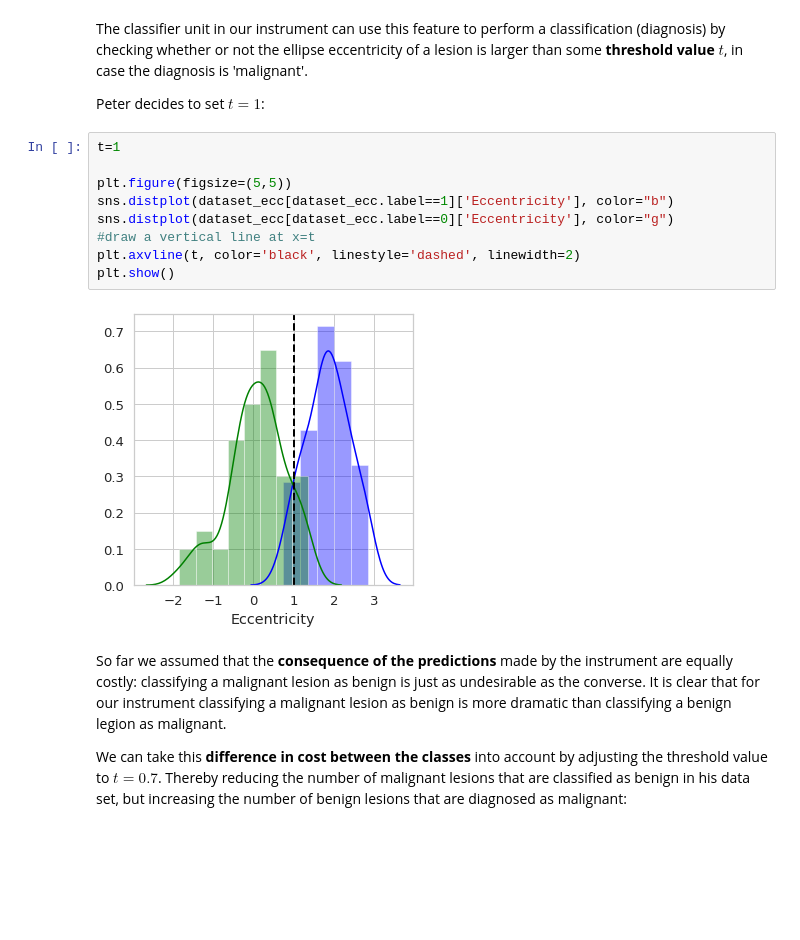
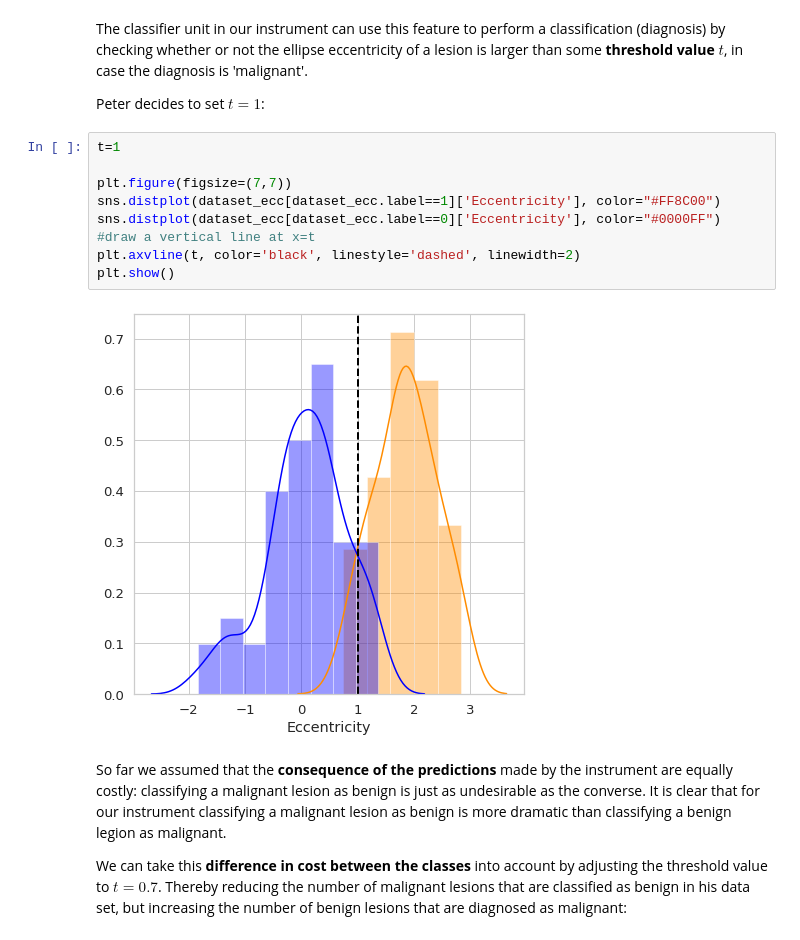
Before and after one commit to mtthsmoore/PRACTUNFINISHED_class_K-means, a Jupyter notebook: notebooks/0_introduction/0_Introduction.ipynb, the cells around one changed output. Drawn from its saved outputs; the diff is of its cells as text; blank space fills up the shorter version.

```diff
--- a/notebooks/0_introduction/0_Introduction.ipynb
+++ b/notebooks/0_introduction/0_Introduction.ipynb
@@ -113,14 +113,14 @@ Peter decides to set $t = 1$:
 # %%
 t=1
 
-plt.figure(figsize=(5,5))
-sns.distplot(dataset_ecc[dataset_ecc.label==1]['Eccentricity'], color="b")
-sns.distplot(dataset_ecc[dataset_ecc.label==0]['Eccentricity'], color="g")
+plt.figure(figsize=(7,7))
+sns.distplot(dataset_ecc[dataset_ecc.label==1]['Eccentricity'], color="#FF8C00")
+sns.distplot(dataset_ecc[dataset_ecc.label==0]['Eccentricity'], color="#0000FF")
 #draw a vertical line at x=t
 plt.axvline(t, color='black', linestyle='dashed', linewidth=2)
 plt.show()
 # %% [output]
-[figure, old version]
+[figure, new version]
 # %% [markdown]
 So far we assumed that the **consequence of the predictions** made by the instrument are equally costly: classifying a malignant lesion as benign is just as undesirable as the converse. It is clear that for our instrument
 classifying a malignant lesion as benign is more dramatic than classifying a benign legion as malignant.
```
Also changed, not shown: parts of 7 cells of this notebook.
